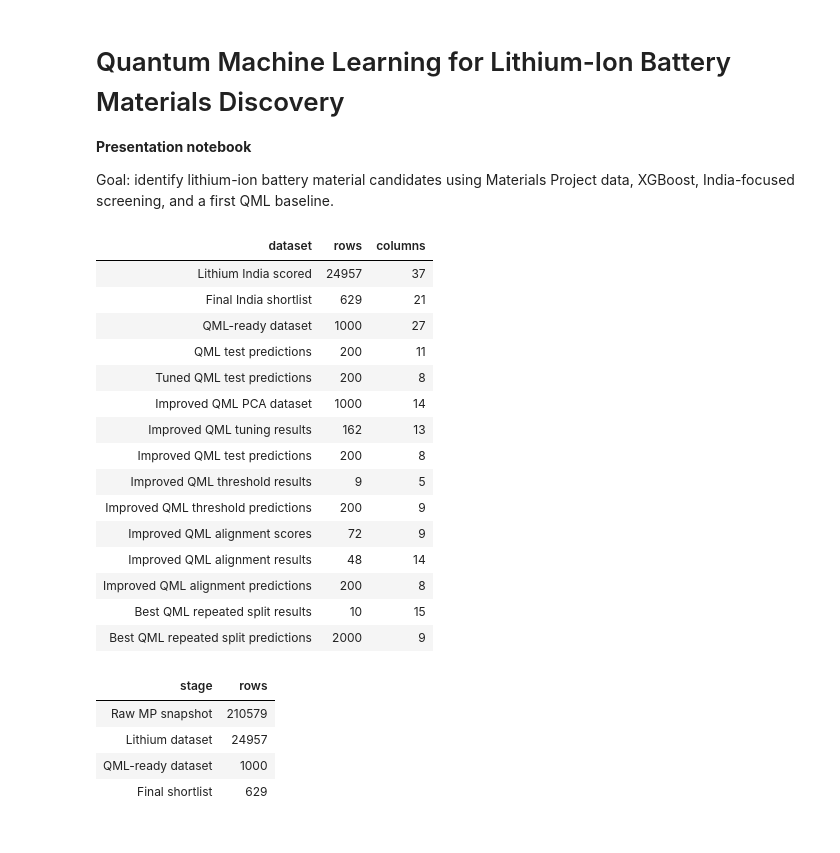
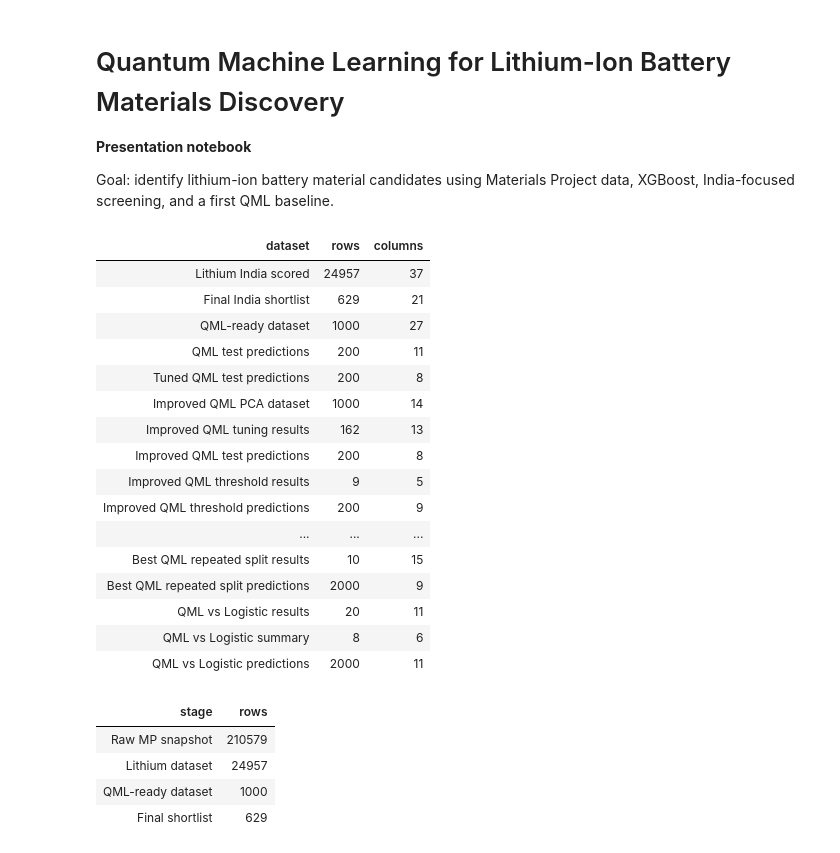
Before and after one commit to lifeknife10A/hybrid-quantum-battery-stability-prediction, a Jupyter notebook: Summer Vacation/Summer Vacation Main Presentation.ipynb, the cells around one changed output. Drawn from its saved outputs; the diff is of its cells as text; code cells hidden in the pictures.

Commit message:
Compare QML with logistic baseline

```diff
--- a/Summer Vacation/Summer Vacation Main Presentation.ipynb
+++ b/Summer Vacation/Summer Vacation Main Presentation.ipynb
@@ -38,42 +38,49 @@ improved_qml_alignment_results_dataframe = pd.read_csv(processed_folder / "impro
 improved_qml_alignment_predictions_dataframe = pd.read_csv(processed_folder / "improved qml alignment predictions.csv")
 best_qml_repeated_split_results_dataframe = pd.read_csv(processed_folder / "best qml repeated split results.csv")
 best_qml_repeated_split_predictions_dataframe = pd.read_csv(processed_folder / "best qml repeated split predictions.csv")
+qml_vs_logistic_results_dataframe = pd.read_csv(processed_folder / "qml vs logistic repeated split results.csv")
+qml_vs_logistic_summary_dataframe = pd.read_csv(processed_folder / "qml vs logistic repeated split summary.csv")
+qml_vs_logistic_predictions_dataframe = pd.read_csv(processed_folder / "qml vs logistic repeated split predictions.csv")
 
 dataset_summary = pd.DataFrame([
     {"dataset": "Lithium India scored", "rows": len(lithium_scored_dataframe), "columns": len(lithium_scored_dataframe.columns)},
     {"dataset": "Final India shortlist", "rows": len(final_shortlist_dataframe), "columns": len(final_shortlist_dataframe.columns)},
     {"dataset": "QML-ready dataset", "rows": len(qml_ready_dataframe), "columns": len(qml_ready_dataframe.columns)},
     {"dataset": "QML test predictions", "rows": len(qml_predictions_dataframe), "columns": len(qml_predictions_dataframe.columns)},
     {"dataset": "Tuned QML test predictions", "rows": len(tuned_qml_predictions_dataframe), "columns": len(tuned_qml_predictions_dataframe.columns)},
     {"dataset": "Improved QML PCA dataset", "rows": len(improved_qml_dataset_dataframe), "columns": len(improved_qml_dataset_dataframe.columns)},
     {"dataset": "Improved QML tuning results", "rows": len(improved_qml_tuning_results_dataframe), "columns": len(improved_qml_tuning_results_dataframe.columns)},
     {"dataset": "Improved QML test predictions", "rows": len(improved_qml_predictions_dataframe), "columns": len(improved_qml_predictions_dataframe.columns)},
     {"dataset": "Improved QML threshold results", "rows": len(improved_qml_threshold_results_dataframe), "columns": len(improved_qml_threshold_results_dataframe.columns)},
     {"dataset": "Improved QML threshold predictions", "rows": len(improved_qml_threshold_predictions_dataframe), "columns": len(improved_qml_threshold_predictions_dataframe.columns)},
     {"dataset": "Improved QML alignment scores", "rows": len(improved_qml_alignment_scores_dataframe), "columns": len(improved_qml_alignment_scores_dataframe.columns)},
     {"dataset": "Improved QML alignment results", "rows": len(improved_qml_alignment_results_dataframe), "columns": len(improved_qml_alignment_results_dataframe.columns)},
     {"dataset": "Improved QML alignment predictions", "rows": len(improved_qml_alignment_predictions_dataframe), "columns": len(improved_qml_alignment_predictions_dataframe.columns)},
     {"dataset": "Best QML repeated split results", "rows": len(best_qml_repeated_split_results_dataframe), "columns": len(best_qml_repeated_split_results_dataframe.columns)},
     {"dataset": "Best QML repeated split predictions", "rows": len(best_qml_repeated_split_predictions_dataframe), "columns": len(best_qml_repeated_split_predictions_dataframe.columns)},
+    {"dataset": "QML vs Logistic results", "rows": len(qml_vs_logistic_results_dataframe), "columns": len(qml_vs_logistic_results_dataframe.columns)},
+    {"dataset": "QML vs Logistic summary", "rows": len(qml_vs_logistic_summary_dataframe), "columns": len(qml_vs_logistic_summary_dataframe.columns)},
+    {"dataset": "QML vs Logistic predictions", "rows": len(qml_vs_logistic_predictions_dataframe), "columns": len(qml_vs_logistic_predictions_dataframe.columns)},
 ])
 display(dataset_summary)
 # %% [output]
 | dataset | rows | columns |
 | Lithium India scored | 24957 | 37 |
 | Final India shortlist | 629 | 21 |
 | QML-ready dataset | 1000 | 27 |
 | QML test predictions | 200 | 11 |
 | Tuned QML test predictions | 200 | 8 |
 | Improved QML PCA dataset | 1000 | 14 |
 | Improved QML tuning results | 162 | 13 |
 | Improved QML test predictions | 200 | 8 |
 | Improved QML threshold results | 9 | 5 |
 | Improved QML threshold predictions | 200 | 9 |
-| Improved QML alignment scores | 72 | 9 |
-| Improved QML alignment results | 48 | 14 |
-| Improved QML alignment predictions | 200 | 8 |
+| ... | ... | ... |
 | Best QML repeated split results | 10 | 15 |
 | Best QML repeated split predictions | 2000 | 9 |
+| QML vs Logistic results | 20 | 11 |
+| QML vs Logistic summary | 8 | 6 |
+| QML vs Logistic predictions | 2000 | 11 |
 # %%
 pipeline_counts_dataframe = pd.DataFrame([
     {"stage": "Raw MP snapshot", "rows": 210579},
```
Also changed, not shown: parts of 2 cells of this notebook, 8 other files.
